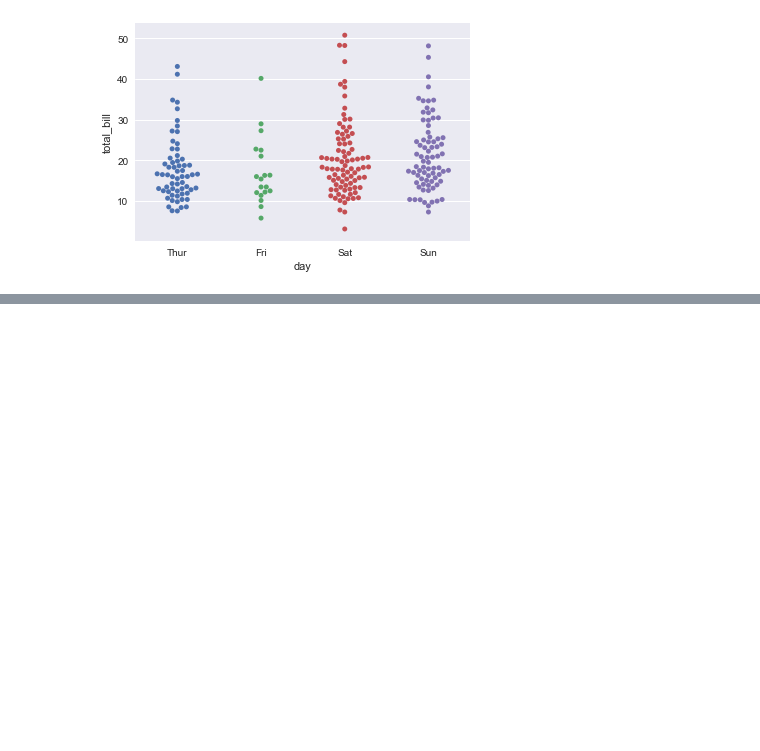
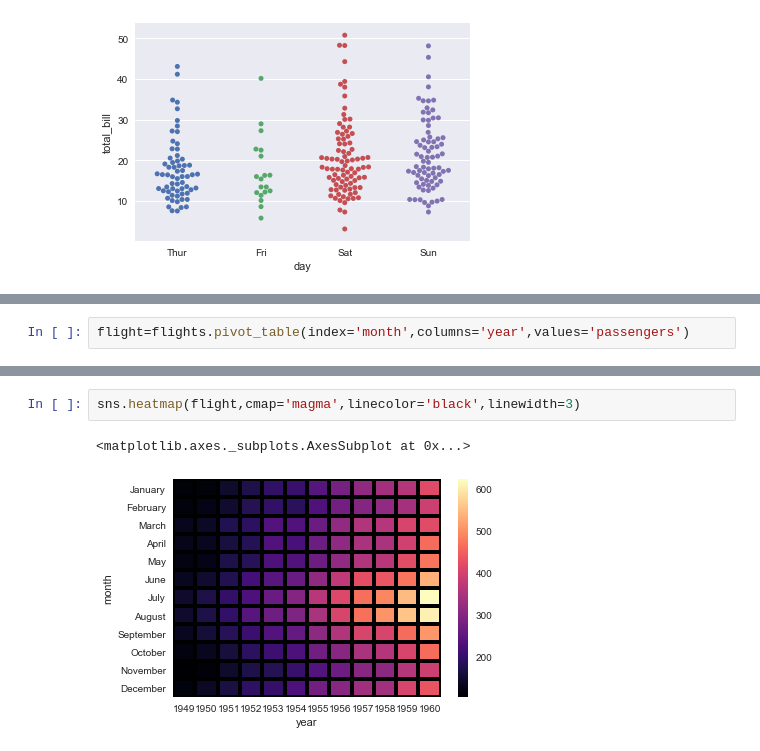
Before and after one commit to akshaybrij/Data_Science, a Jupyter notebook: Seaborn.ipynb, the cells around one changed output, grey strips where cells are left out. Saved outputs shown, nothing was run; the diff lists cells and outputs as text; blank space fills up the shorter version.

```diff
--- a/Seaborn.ipynb
+++ b/Seaborn.ipynb
@@ -80,0 +99,2 @@ TypeError: unsupported operand type(s) for /: 'str' and 'int'
+# %%
+flight=flights.pivot_table(index='month',columns='year',values='passengers')
@@ -80,0 +111,5 @@ TypeError: unsupported operand type(s) for /: 'str' and 'int'
+# %%
+sns.heatmap(flight,cmap='magma',linecolor='black',linewidth=3)
+# %% [output]
+<matplotlib.axes._subplots.AxesSubplot at 0x...>
+[figure, added]
```
Also changed, not shown: parts of 8 cells of this notebook.
